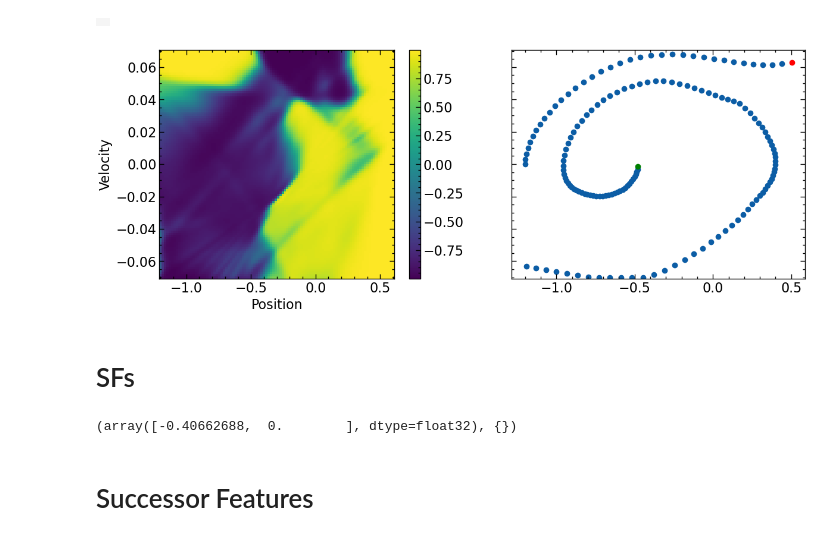
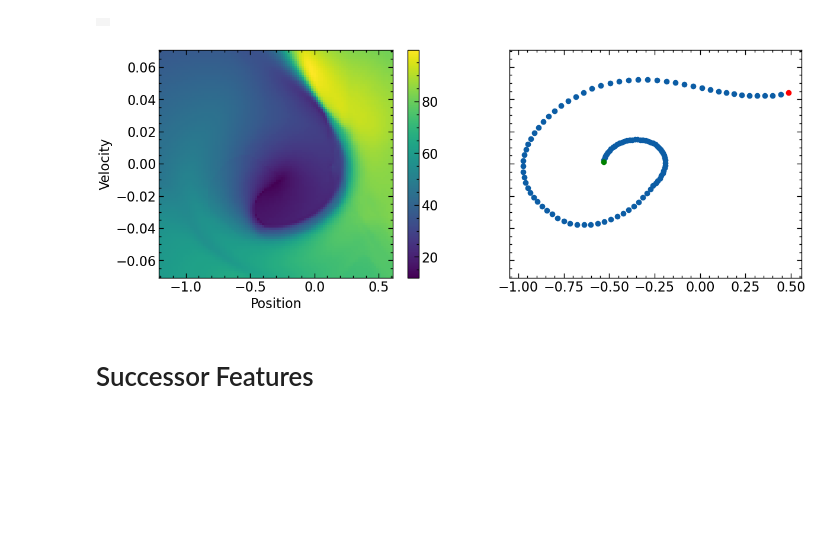
Before and after one commit to skylooop/ogbench, a Jupyter notebook: notebooks/zero_shot_rl.ipynb, the cells around one changed output. Cells and saved outputs as stored; diff of their text form; code cells hidden in the pictures; blank space fills up the shorter version.

```diff
--- a/notebooks/zero_shot_rl.ipynb
+++ b/notebooks/zero_shot_rl.ipynb
@@ -55,18 +84,18 @@ EnvSpec(
 from impls.agents.sac import SACAgent, get_config
 import flashbax as fbx
 
-def train_loop(agent, train_iters, seed, env, gradient_steps):
+def train_loop(agent, train_iters, seed, env, gradient_steps, discrete=False):
     key = jax.random.key(seed)
 
     buffer = fbx.make_item_buffer(
-            max_length=1_000_000,
+            max_length=11_000,
             min_length=5_000,
-            sample_batch_size=128,
+            sample_batch_size=512,
             add_sequences=False
         )
     init_sample = {"observations": np.zeros_like(env.observation_space.sample()),
                    "next_observations": np.zeros_like(env.observation_space.sample()),
-                   "actions": np.zeros_like(env.action_space.sample()),
+                   "actions": np.atleast_1d(np.zeros_like(env.action_space.sample())),
                    "rewards": np.array(0.0),
                    "masks": np.array(0.0)}
     state = buffer.init(init_sample)
@@ -86,18 +115,18 @@ def train_loop(agent, train_iters, seed, env, gradient_steps):
     for step in pbar:
         key = jax.random.fold_in(key, step)
         key, sample_key = jax.random.split(key, 2)
-        if step <= 15_000:
+        if step <= 10_000:
             action = env.action_space.sample()
-            action = action + jax.random.normal(sample_key, shape=action.shape)
+            if not discrete:
+                action = action + jax.random.normal(sample_key, shape=action.shape)
         else:
             action = agent.sample_actions(seed=sample_key, observations=observation, temperature=0.0)
-
         cur_obs = observation
-        observation, reward, terminated, truncated, info = env.step(action)
+        observation, reward, terminated, truncated, info = env.step(jax.device_get(action))
         done = terminated or truncated
-        state = jax.jit(buffer.add)(state, {"observations": cur_obs, "actions": action, "next_observations": observation,
+        state = jax.jit(buffer.add)(state, {"observations": cur_obs, "actions": jnp.atleast_1d(action), "next_observations": observation,
                            "rewards": reward, "masks":  1 - float(done)})
-        if step > 15_000:
+        if step > 10_000:
             (_, agent), _ = jax.lax.scan(gradient_loop, init=(sample_key, agent), length=gradient_steps)
 
         if done:
@@ -112,7 +141,9 @@ sac = SACAgent.create(
     seed=100,
     ex_observations=obs,
     ex_actions=mountain_car.action_space.sample(),
-    config=sac_config
+    config=sac_config,
+    discrete=False
 )
+custom_mountain_car = PenalizeLeftMovementCar(render_mode='rgb_array', custom_reward=True)
 
-trained_sac = train_loop(sac, train_iters=25_000, seed=44, env=mountain_car, gradient_steps=128)
+trained_sac = train_loop(sac, train_iters=40_000, seed=45, env=custom_mountain_car, gradient_steps=16, discrete=False)
@@ -148,30 +174,32 @@ mediapy.show_video(
 # %%
 def plot_value_function_env(env, key, num_grid=100, agent=None, traj=None):
     positions = np.linspace(env.observation_space.low[0], env.observation_space.high[0], num_grid)
     velocities = np.linspace(env.observation_space.low[1], env.observation_space.high[1], num_grid)
     grid = np.array(np.meshgrid(positions, velocities)).T.reshape(-1, 2)
     if agent is None:
         action = np.random.uniform(low=-1.0, high=1.0, size=(grid.shape[0], ))
     else:
         action = agent.sample_actions(seed=key, observations=grid, temperature=0.0)
-    critic_values = jax.device_get(jnp.min(agent.network.select('critic')(grid, action), axis=0))
+
+    q_values = jax.device_get(jnp.min(agent.network.select('critic')(grid, action), axis=0))
 
     x, y = np.meshgrid(positions, velocities)
     fig, ax = plt.subplots(ncols=2, nrows=1, figsize=(14, 5), sharey=True)
 
     ax[0].set_xlabel("Position")
     ax[0].set_ylabel("Velocity")
-    pcm = ax[0].pcolormesh(x, y, action.reshape(num_grid, num_grid), cmap='viridis')
+    ax[0].scatter(traj[-1, 0], traj[-1, 1], marker='*', )
+    pcm = ax[0].pcolormesh(x, y, q_values.reshape(num_grid, num_grid), cmap='viridis')
     fig.colorbar(pcm, ax=ax[0])
 
     ax[1].scatter(traj[1:-1, 0], traj[1:-1, 1])
     ax[1].scatter(traj[-1, 0], traj[-1, 1], color='red')
     ax[1].scatter(traj[0, 0], traj[0, 1], color='green')
 
 
 plot_value_function_env(mountain_car, GLOBAL_KEY, agent=trained_sac, traj=traj[0])
 # %% [output]
-[figure, old version]
+[figure, new version]
 # %%
 import flashbax as fbx
 import jax.numpy as jnp
@@ -231,38 +259,3 @@ sac_trained_state_rb, sac_trained_rb = collect_trajectories(sac, mountain_car, s
-# %% [markdown]
-# SFs
-# %%
-class PenalizeLeftMovementCar(gym.Env):
-    def __init__(self, custom_reward=False, **kwargs):
-        self.inner_env = gym.make("MountainCarContinuous-v0", **kwargs)
-        self.observation_space = self.inner_env.observation_space
-        self.action_space = self.inner_env.action_space
-        self.render_mode = kwargs.get('render_mode') if not None else 'rgb_array'
-        self.spec = self.inner_env.spec
-        self.custom_reward = custom_reward
-        self.num_bad_acts = 0
-
-    def reset(self, *, seed = None, options = None):
-        return self.inner_env.reset()
-
-    def step(self, action):
-        observation, reward, terminated, truncated, info = self.inner_env.step(action)
-        # if self.custom_reward:
-        #     reward
-        #     # if action < 0:
-        #     #     reward -= 0.5
-        #     #     self.num_bad_acts += 1
-        return observation, reward, terminated, truncated, info
-
-    def render(self):
-        return self.inner_env.render()
-
-    def close(self):
-        return self.inner_env.close()
-
-env = PenalizeLeftMovementCar(render_mode='rgb_array', custom_reward=False) # at first check same reward function -0.1 * action^2
-env.reset()
-# %% [output]
-(array([-0.40662688,  0.        ], dtype=float32), {})
 # %% [markdown]
 # Successor Features
 # %%
```
Also changed, not shown: parts of 11 cells of this notebook, 5 other files.
